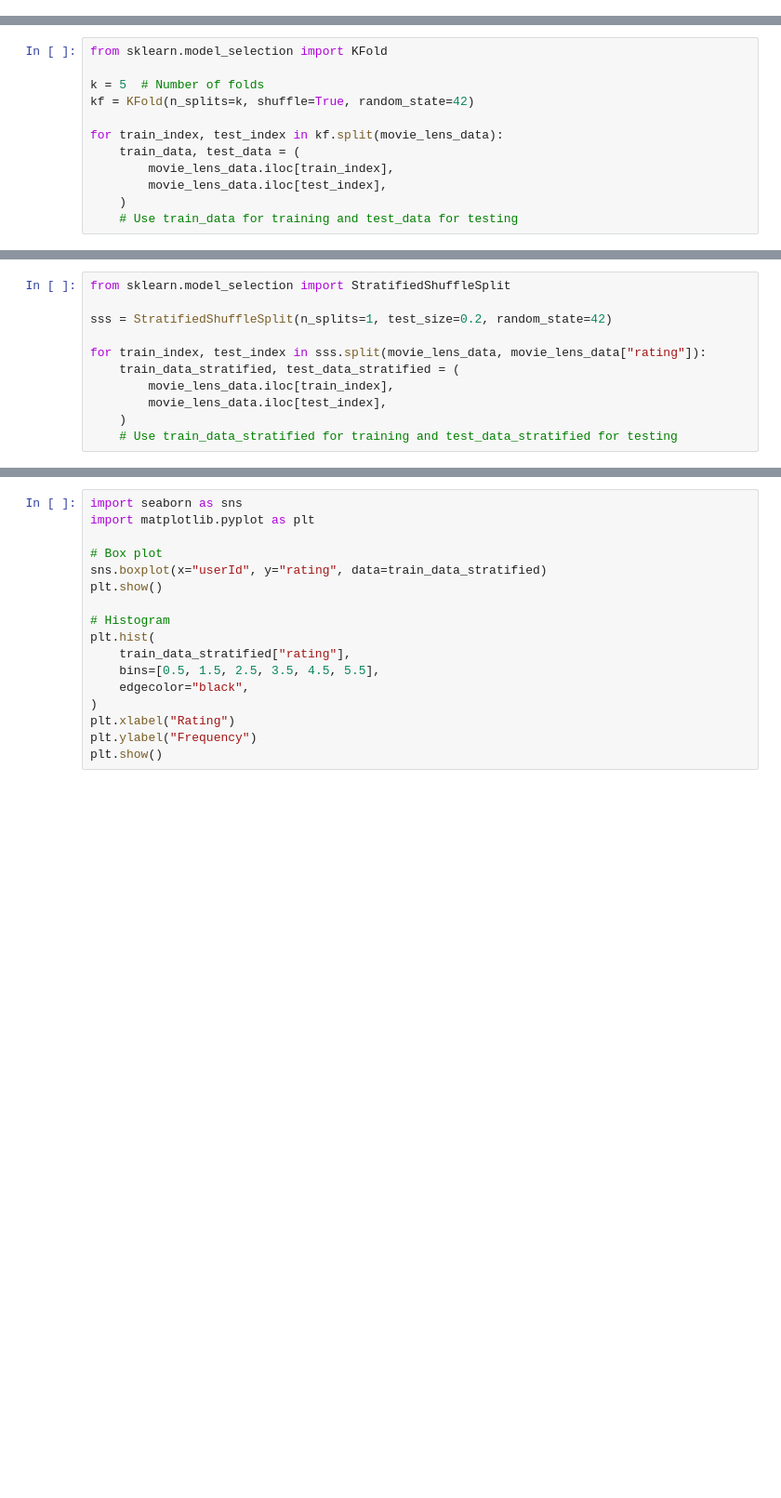
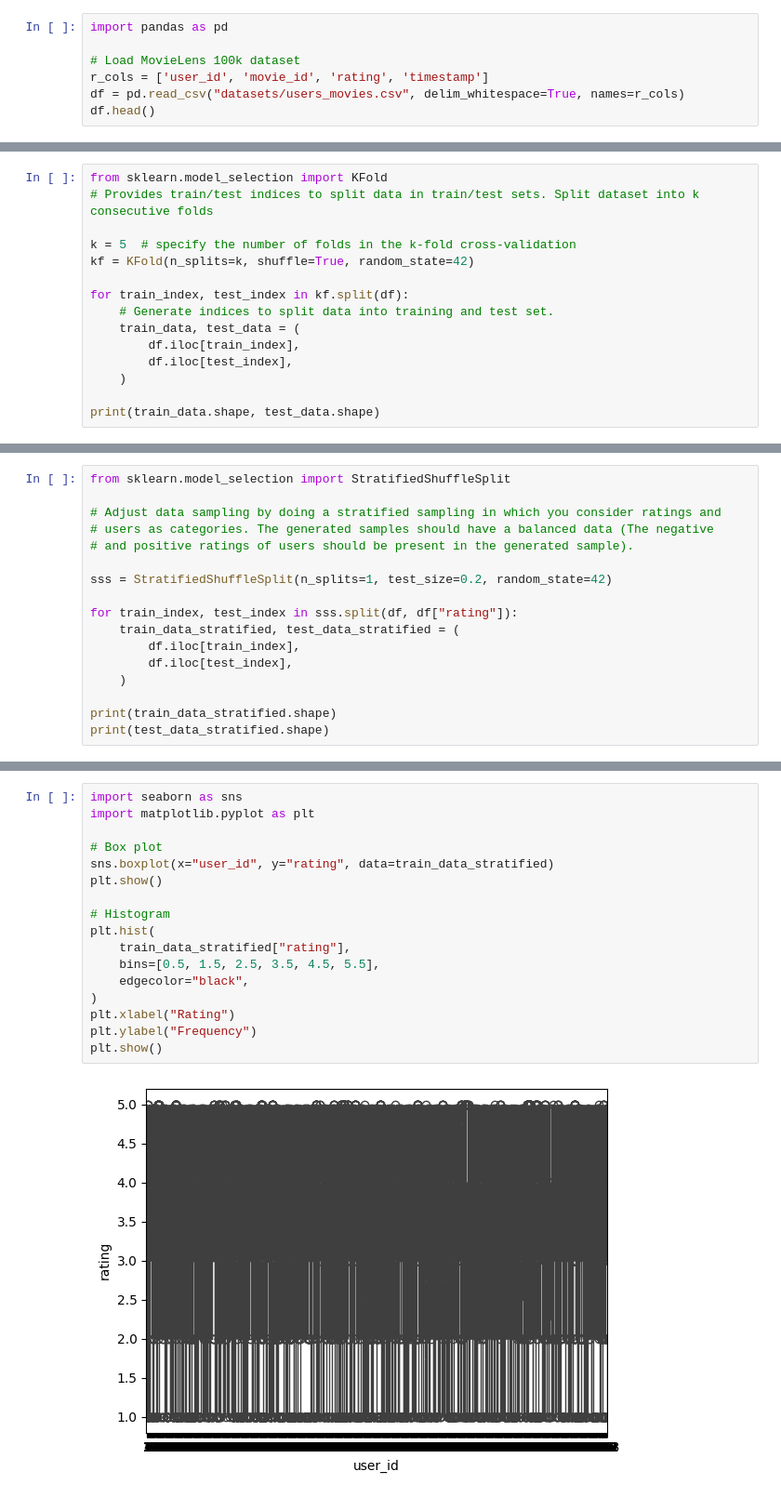
Before and after one commit to Wissemamr/Fundamentals_of_DS, a Jupyter notebook: TPs/TP4/exo2.ipynb, the cells around one changed output, grey strips where cells are left out. Shown at 93% size. Drawn from its saved outputs; the diff is of its cells as text; blank space fills up the shorter version.

```diff
--- a/TPs/TP4/exo2.ipynb
+++ b/TPs/TP4/exo2.ipynb
@@ -0,0 +1,7 @@
+# %%
+import pandas as pd
+
+# Load MovieLens 100k dataset
+r_cols = ['user_id', 'movie_id', 'rating', 'timestamp']
+df = pd.read_csv("datasets/users_movies.csv", delim_whitespace=True, names=r_cols)
+df.head()
@@ -41,12 +115,15 @@ subset = RSelection(movie_lens_data, 0.2)
 # %%
 from sklearn.model_selection import KFold
+# Provides train/test indices to split data in train/test sets. Split dataset into k consecutive folds
 
-k = 5  # Number of folds
+k = 5  # specify the number of folds in the k-fold cross-validation
 kf = KFold(n_splits=k, shuffle=True, random_state=42)
 
-for train_index, test_index in kf.split(movie_lens_data):
+for train_index, test_index in kf.split(df):
+    # Generate indices to split data into training and test set.
     train_data, test_data = (
-        movie_lens_data.iloc[train_index],
-        movie_lens_data.iloc[test_index],
+        df.iloc[train_index],
+        df.iloc[test_index],
     )
-    # Use train_data for training and test_data for testing
+
+print(train_data.shape, test_data.shape)
@@ -53,11 +142,17 @@ for train_index, test_index in kf.split(movie_lens_data):
 # %%
 from sklearn.model_selection import StratifiedShuffleSplit
 
+# Adjust data sampling by doing a stratified sampling in which you consider ratings and
+# users as categories. The generated samples should have a balanced data (The negative
+# and positive ratings of users should be present in the generated sample).
+
 sss = StratifiedShuffleSplit(n_splits=1, test_size=0.2, random_state=42)
 
-for train_index, test_index in sss.split(movie_lens_data, movie_lens_data["rating"]):
+for train_index, test_index in sss.split(df, df["rating"]):
     train_data_stratified, test_data_stratified = (
-        movie_lens_data.iloc[train_index],
-        movie_lens_data.iloc[test_index],
+        df.iloc[train_index],
+        df.iloc[test_index],
     )
-    # Use train_data_stratified for training and test_data_stratified for testing
+
+print(train_data_stratified.shape)
+print(test_data_stratified.shape)
@@ -75,17 +190,19 @@ bootstrapped_samples = bootstrap(movie_lens_data, num_samples=100, sample_size=5
 # %%
 import seaborn as sns
 import matplotlib.pyplot as plt
 
 # Box plot
-sns.boxplot(x="userId", y="rating", data=train_data_stratified)
+sns.boxplot(x="user_id", y="rating", data=train_data_stratified)
 plt.show()
 
 # Histogram
 plt.hist(
     train_data_stratified["rating"],
     bins=[0.5, 1.5, 2.5, 3.5, 4.5, 5.5],
     edgecolor="black",
 )
 plt.xlabel("Rating")
 plt.ylabel("Frequency")
 plt.show()
+# %% [output]
+[figure, added]
```
Also changed, not shown: parts of 16 cells of this notebook, 9 other files.
